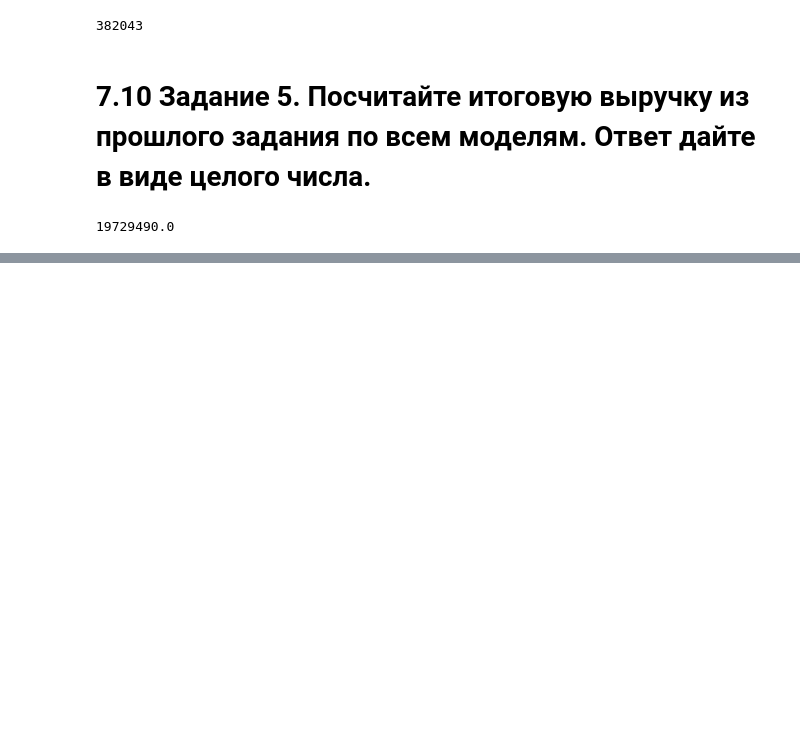
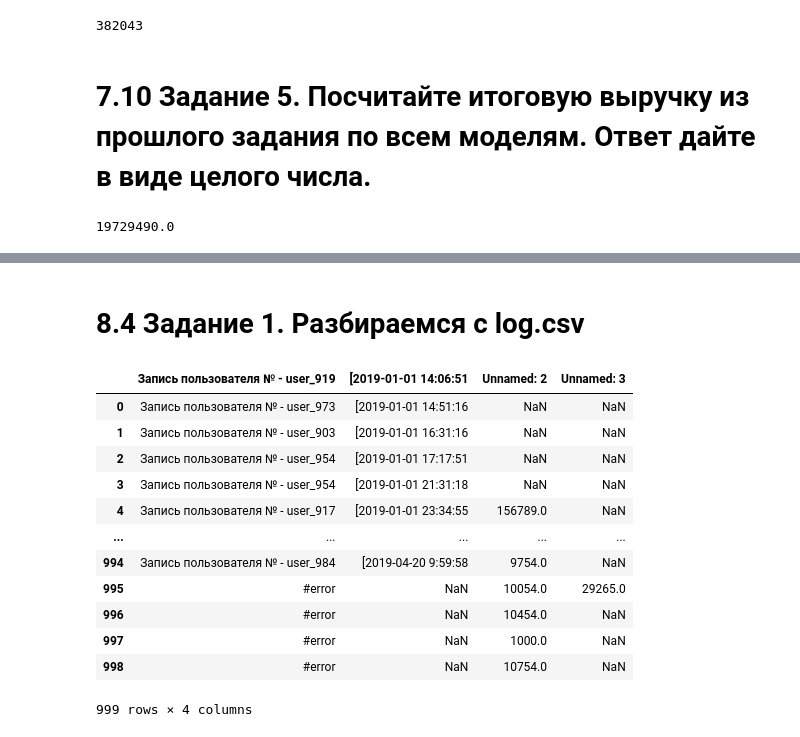
Before and after one commit to Vsevolod1981/Vsevolod2, a Jupyter notebook: Unit_1/Unit_1.ipynb, the cells around one changed output, grey strips where cells are left out. Drawn from its saved outputs; the diff is of its cells as text; code cells hidden in the pictures; blank space fills up the shorter version.

```diff
--- a/Unit_1/Unit_1.ipynb
+++ b/Unit_1/Unit_1.ipynb
@@ -852,0 +953,20 @@ print(s)
+# %% [markdown]
+# 8.4 Задание 1. Разбираемся с log.csv
+# %%
+import pandas as pd
+log = pd.read_csv('D:\Data Scientist_Skill Factory\Folders with data\Bookmaker/log.xls')
+display(log)
+# %% [output]
+|  | Запись пользователя № - user_919 | [2019-01-01 14:06:51 | Unnamed: 2 | Unnamed: 3 |
+| 0 | Запись пользователя № - user_973 | [2019-01-01 14:51:16 | NaN | NaN |
+| 1 | Запись пользователя № - user_903 | [2019-01-01 16:31:16 | NaN | NaN |
+| 2 | Запись пользователя № - user_954 | [2019-01-01 17:17:51 | NaN | NaN |
+| 3 | Запись пользователя № - user_954 | [2019-01-01 21:31:18 | NaN | NaN |
+| 4 | Запись пользователя № - user_917 | [2019-01-01 23:34:55 | 156789.0 | NaN |
+| ... | ... | ... | ... | ... |
+| 994 | Запись пользователя № - user_984 | [2019-04-20 9:59:58 | 9754.0 | NaN |
+| 995 | #error | NaN | 10054.0 | 29265.0 |
+| 996 | #error | NaN | 10454.0 | NaN |
+| 997 | #error | NaN | 1000.0 | NaN |
+| 998 | #error | NaN | 10754.0 | NaN |
+999 rows × 4 columns
```
Also changed, not shown: parts of 49 cells of this notebook.
